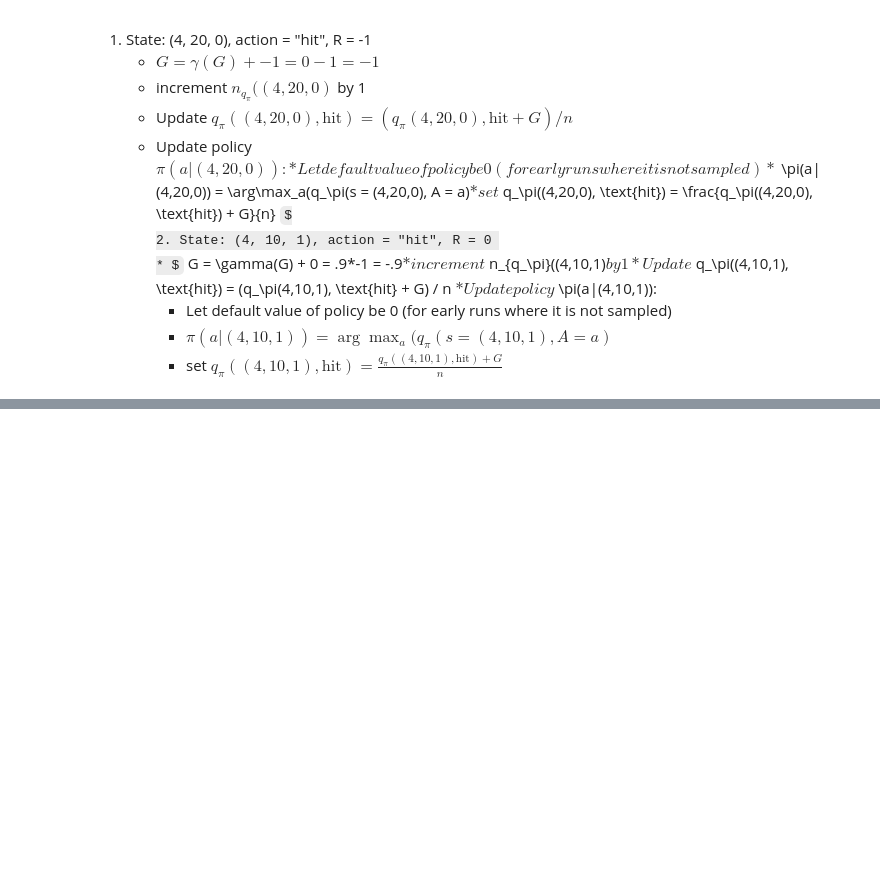
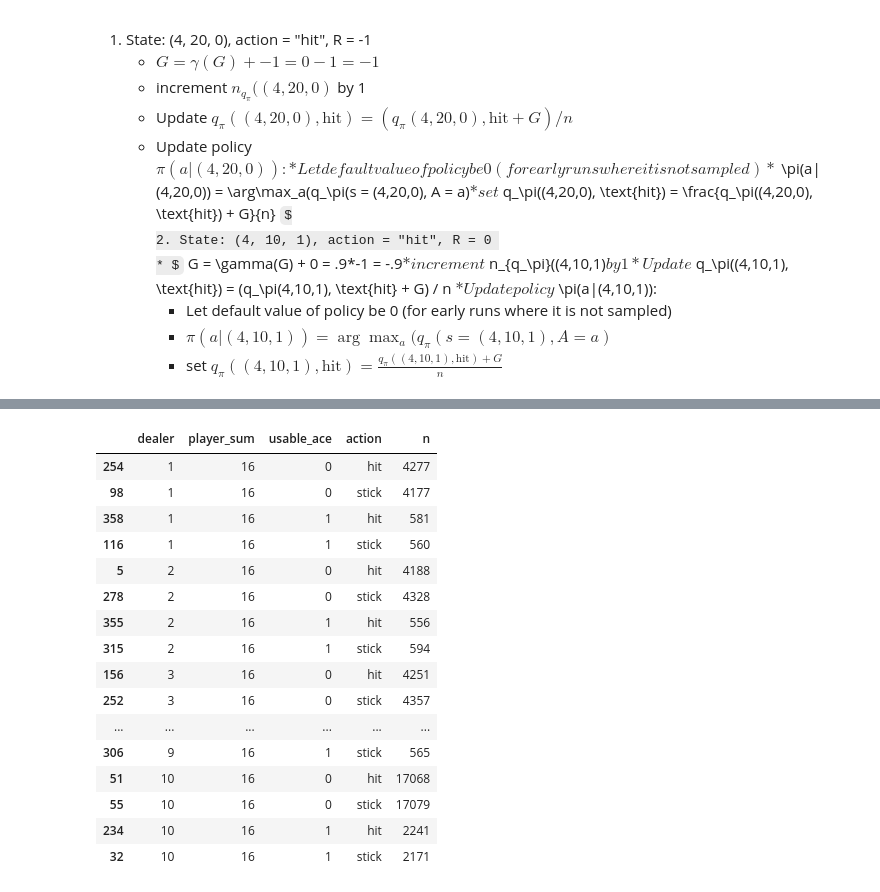
Before and after one commit to gjschwartz72/reinforcment_learning, a Jupyter notebook: Chapter 5/Black_Jack_1.ipynb, the cells around one changed output, grey strips where cells are left out. Cells and saved outputs as stored; diff of their text form; code cells hidden in the pictures; some formulas as TeX source; blank space fills up the shorter version.

```diff
--- a/Chapter 5/Black_Jack_1.ipynb
+++ b/Chapter 5/Black_Jack_1.ipynb
@@ -367,0 +336,20 @@ for k, v in policy.items():
+# %%
+df_q_n.query("player_sum == 16").sort_values(['dealer', 'usable_ace', 'action'])
+# %% [output]
+|  | dealer | player_sum | usable_ace | action | n |
+| 254 | 1 | 16 | 0 | hit | 4277 |
+| 98 | 1 | 16 | 0 | stick | 4177 |
+| 358 | 1 | 16 | 1 | hit | 581 |
+| 116 | 1 | 16 | 1 | stick | 560 |
+| 5 | 2 | 16 | 0 | hit | 4188 |
+| 278 | 2 | 16 | 0 | stick | 4328 |
+| 355 | 2 | 16 | 1 | hit | 556 |
+| 315 | 2 | 16 | 1 | stick | 594 |
+| 156 | 3 | 16 | 0 | hit | 4251 |
+| 252 | 3 | 16 | 0 | stick | 4357 |
+| ... | ... | ... | ... | ... | ... |
+| 306 | 9 | 16 | 1 | stick | 565 |
+| 51 | 10 | 16 | 0 | hit | 17068 |
+| 55 | 10 | 16 | 0 | stick | 17079 |
+| 234 | 10 | 16 | 1 | hit | 2241 |
+| 32 | 10 | 16 | 1 | stick | 2171 |
```
Also changed, not shown: parts of 34 cells of this notebook.
